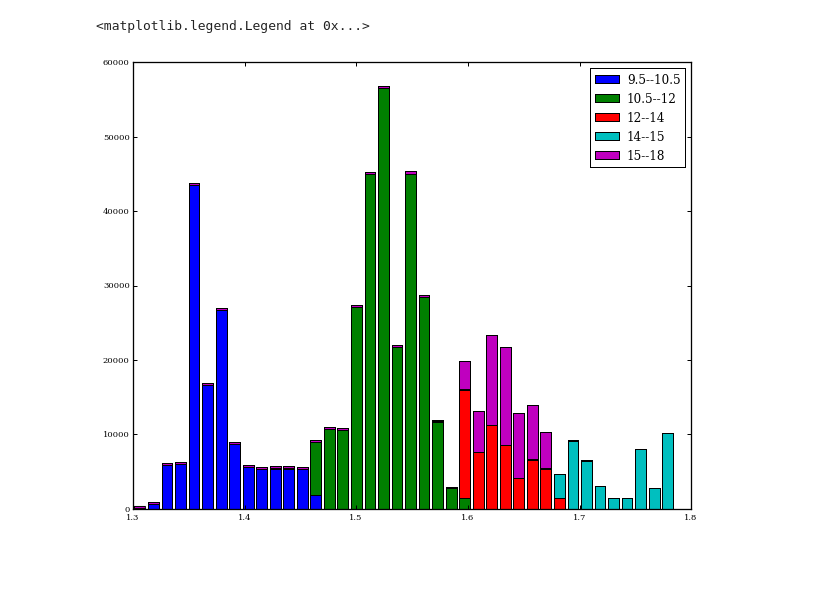
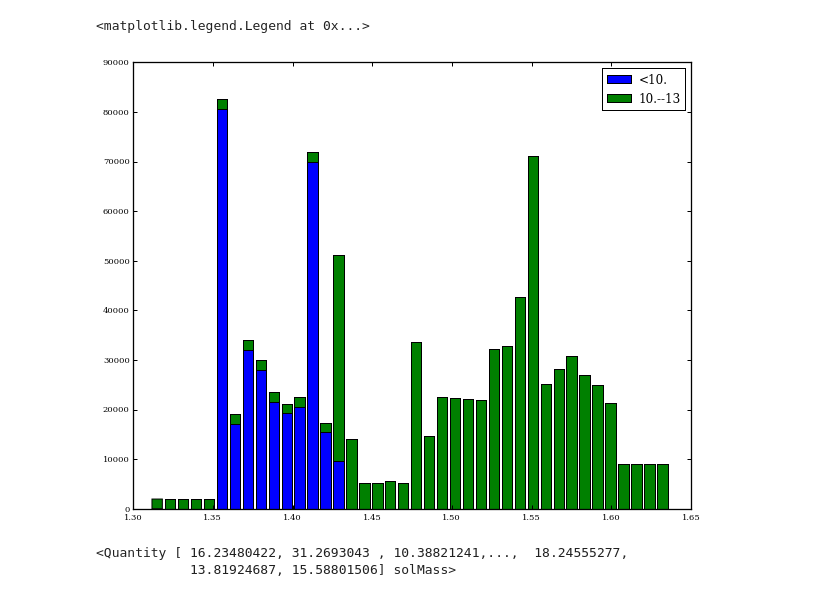
Before and after one commit to brownjustinmichael/KEPLER-Utilities, a Jupyter notebook: ipython/IMF Integrator.ipynb, the cells around one changed output. Drawn from its saved outputs; the diff is of its cells as text; code cells hidden in the pictures; blank space fills up the shorter version.

```diff
--- a/ipython/IMF Integrator.ipynb
+++ b/ipython/IMF Integrator.ipynb
@@ -71,8 +7,8 @@ import astropy.units as u
 import numpy as np
 import astropy.constants as consts
 
-janka_dir = "/Users/justinbrown/Dropbox/Research/Stan/links14/"
-janka_calibrations = ["w15.0", "w18.0"]#, "w20.0", "n20.0"]
+janka_dir = "/Users/justinbrown/Dropbox/Research/Stan/Nucleosynthesis/links14/"
+janka_calibrations = ["w15.0", "w18.0", "w20.0", "n20.0"]
 
 lower_sn_limit = 8
 remnant_approximation = "si"
@@ -96,12 +32,12 @@ for calibration in janka_calibrations:
 
     print ("Ni Mass", janka_imf (jp [":with_fallback:M_outside(Ni)"], mask = jp [":E_exp"] > 0.0 * u.erg, mask_frequency = True), janka_imf (jp [":with_fallback:M_outside(Ni)"] + jp [":with_fallback:M_outside(Tr)"], mask = jp [":E_exp"] > 0.0 * u.erg, mask_frequency = True))
 
-    newmasses = np.array (list (np.arange (lower_sn_limit,13.6,0.1)) + list (jp [":M"].value) + list (np.arange (30,120,1.0))) * u.solMass
-    new_imf = integrator.IMFIntegrator (newmasses)
-    mask = np.array (list (np.arange (lower_sn_limit,13.6,0.1)>0) + list (jp [":E_exp"].value > 0) + list (np.arange (30,120,1.0)<0), dtype = bool)
+    newmasses = jp [":M"]
+    new_imf = janka_imf
+    mask = jp [":E_exp"].value > 0
     print ("Average SN Mass", new_imf (newmasses, mask = mask, mask_frequency = True))
 
-    print ("%", new_imf (newmasses / newmasses, mask = mask), new_imf (newmasses / newmasses, mask = np.logical_and (newmasses > 20.0 * u.solMass, mask)) / new_imf (newmasses / newmasses, mask = newmasses > 20.0 * u.solMass))
+    print ("%", new_imf (newmasses / newmasses, mask = mask), new_imf (newmasses / newmasses, mask = np.logical_and (newmasses > 20.0 * u.solMass, mask)) / new_imf (newmasses / newmasses, mask = mask))
     print (new_imf (newmasses / newmasses, mask = np.logical_and (newmasses > 20.0 * u.solMass, mask)) / new_imf (newmasses / newmasses, mask = mask))
 
     wdata = np.genfromtxt ("../wcores.dat", names = True)
@@ -167,7 +106,13 @@ ax.set_xlim ((15, 35))
 # %%
+wdata = np.genfromtxt ("../wcores.dat", names = True)
+w_imf = integrator.IMFIntegrator (wdata ["Minit"])
+w_remnants = wdata [remnant_approximation] * u.solMass
+
 baryonic_masses = u.Quantity (list (w_remnants) + list (jp [":with_fallback:M_mass_cut_after_fb"]))
+# baryonic_masses = u.Quantity (list (jp [":with_fallback:M_mass_cut_after_fb"]))
 
 baryonic_masses [baryonic_masses > 2.5 * u.solMass] = 0. * u.solMass
+# numbers = (janka_imf).freq [baryonic_masses > 0.0 * u.solMass]
 numbers = (w_imf + janka_imf).freq [baryonic_masses > 0.0 * u.solMass]
 # %%
 tohist = [x for sublist in [[mass] * int (number) for mass, number in zip (baryonic_masses [baryonic_masses > 0.0 * u.solMass], numbers * 1000)] for x in sublist]
@@ -178,31 +156,36 @@ interpolator = interp1d ((w_imf + janka_imf).masses, baryonic_masses)
 # %%
 x = np.random.rand (1000000)
-x = ((1 - x) * max ((w_imf + janka_imf).masses) ** (-1.35) + x * min ((w_imf + janka_imf).masses) ** (-1.35)) ** (1. / -1.35)
+x = (((1 - x) * max ((w_imf).masses) ** (-1.35) + x * min ((w_imf).masses) ** (-1.35)) ** (1. / -1.35)).value
 
 plt.figure (figsize = (10,8))
 
 dx1 = x [x < 10.]
 inter1 = interpolator (dx1)
 
 dx2 = x [np.logical_and (10. < x, x < 13.)]
 inter2 = interpolator (dx2)
 
 dx3 = x [np.logical_and (13. < x, x < 14)]
 inter3 = interpolator (dx3)
 
 dx6 = x [np.logical_and (14. < x, x < 15)]
 inter6 = interpolator (dx6)
 
 dx4 = x [np.logical_and (15 < x, x < 18)]
 inter4 = interpolator (dx4)
 
 dx5 = x [x > 18]
 inter5 = interpolator (dx5)
 
-num, bins, patches = plt.hist ([inter1 [inter1 > 1.3],inter2[inter2 > 1.3],inter3[inter3 > 1.3],inter6[inter6 > 1.3],inter4[inter4 > 1.3]],
-                               40, stacked = True, label = ["9.5--10.5","10.5--12","12--14","14--15","15--18",">18"])
+num, bins, patches = plt.hist ([inter1 [inter1 > 1.3],inter2[inter2 > 1.3]],
+                               40, stacked = True, label = ["<10.","10.--13","13--14","14--15","15--18",">18"])
 
 plt.legend (loc = "upper right")
 # %% [output]
 <matplotlib.legend.Legend at 0x...>
-[figure, old version]
+[figure, new version]
+# %%
+x
+# %% [output]
+<Quantity [ 16.23480422, 31.2693043 , 10.38821241,...,  18.24555277,
+            13.81924687, 15.58801506] solMass>
```
Also changed, not shown: parts of 6 cells of this notebook, 21 other files.
